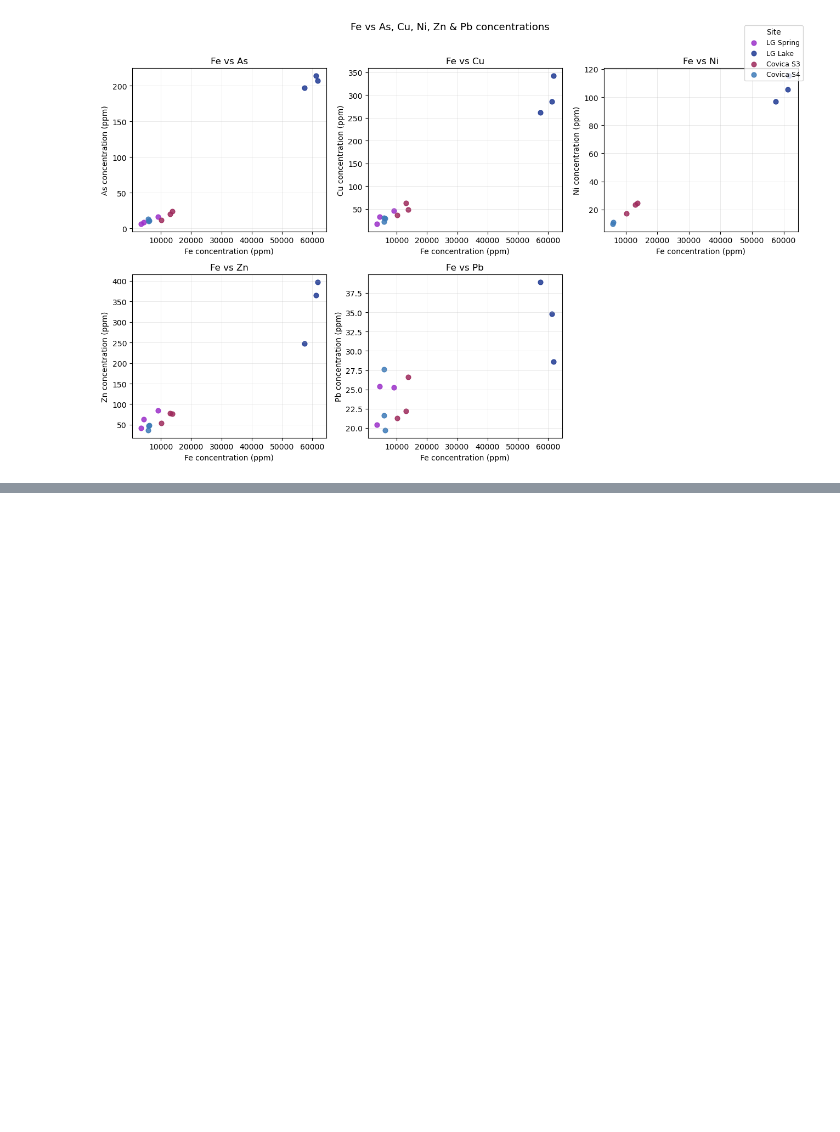
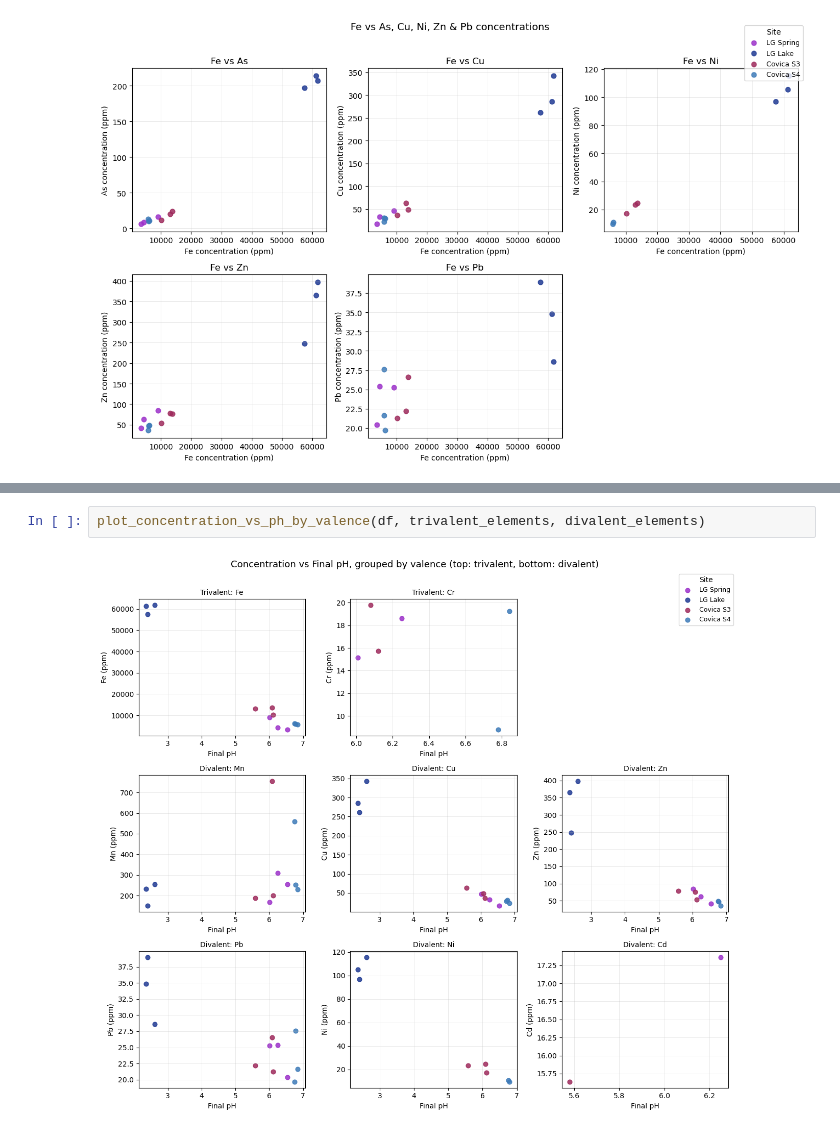
Before and after one commit to Monique2932/B_Module_Fieldwork, a Jupyter notebook: xrf_plots_monique.ipynb, the cells around one changed output, grey strips where cells are left out. Drawn from its saved outputs; the diff is of its cells as text; blank space fills up the shorter version.

```diff
--- a/xrf_plots_monique.ipynb
+++ b/xrf_plots_monique.ipynb
@@ -229,0 +461,4 @@ fe_vs_elements_grid(df, ["As", "Cu", "Ni", "Zn", "Pb"])
+# %%
+plot_concentration_vs_ph_by_valence(df, trivalent_elements, divalent_elements)
+# %% [output]
+[figure, added]
```
Also changed, not shown: parts of 8 cells of this notebook, 1 other file.
